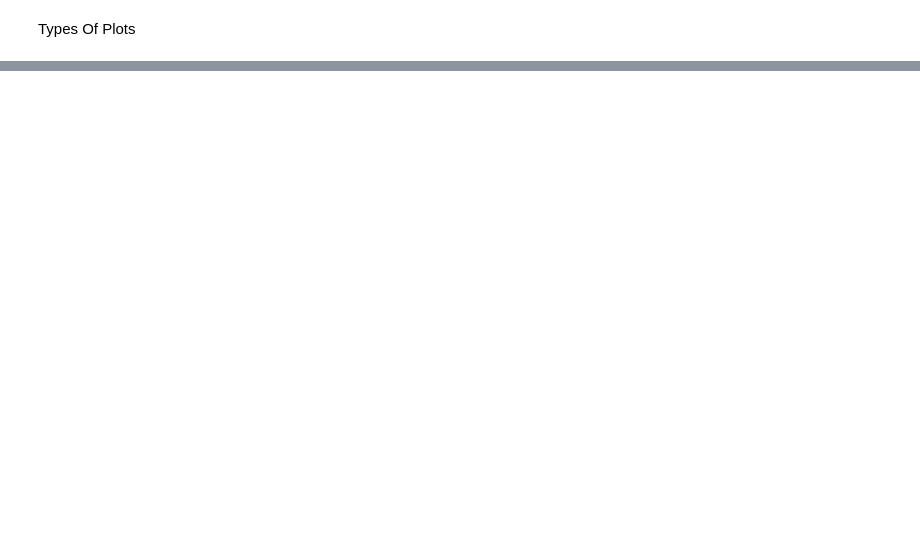
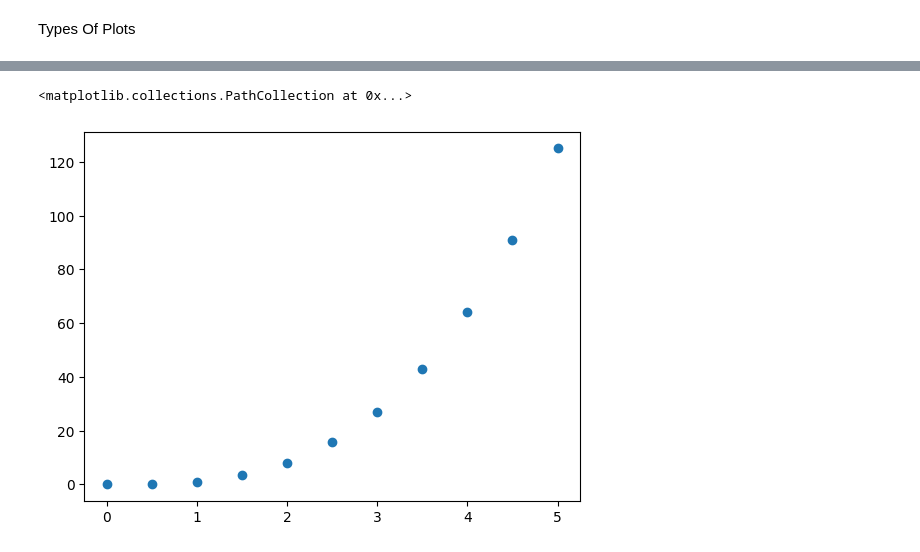
Before and after one commit to altafshaikh7/Data-Vizualization-Complete-course, a Jupyter notebook: matplotlib/matplotlib.ipynb, the cells around one changed output, grey strips where cells are left out. Saved outputs shown, nothing was run; the diff lists cells and outputs as text; code cells hidden in the pictures; blank space fills up the shorter version.

Commit message:
matplotlib concept

```diff
--- a/matplotlib/matplotlib.ipynb
+++ b/matplotlib/matplotlib.ipynb
@@ -214,0 +151,5 @@ Plots ka main purpose hai data ko visually represent karna taki analysis easy ho
+# %%
+plt.scatter(x,y)
+# %% [output]
+<matplotlib.collections.PathCollection at 0x...>
+[figure, added]
```
Also changed, not shown: parts of 6 cells of this notebook.
